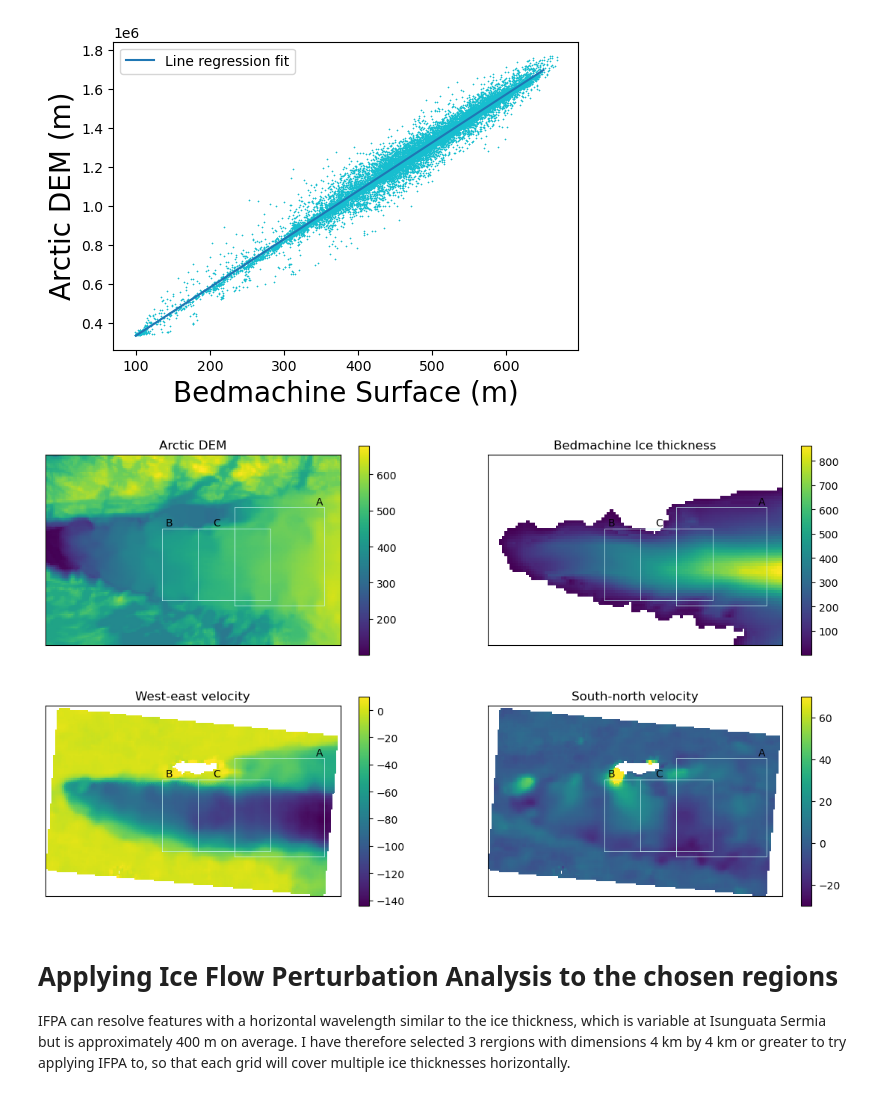
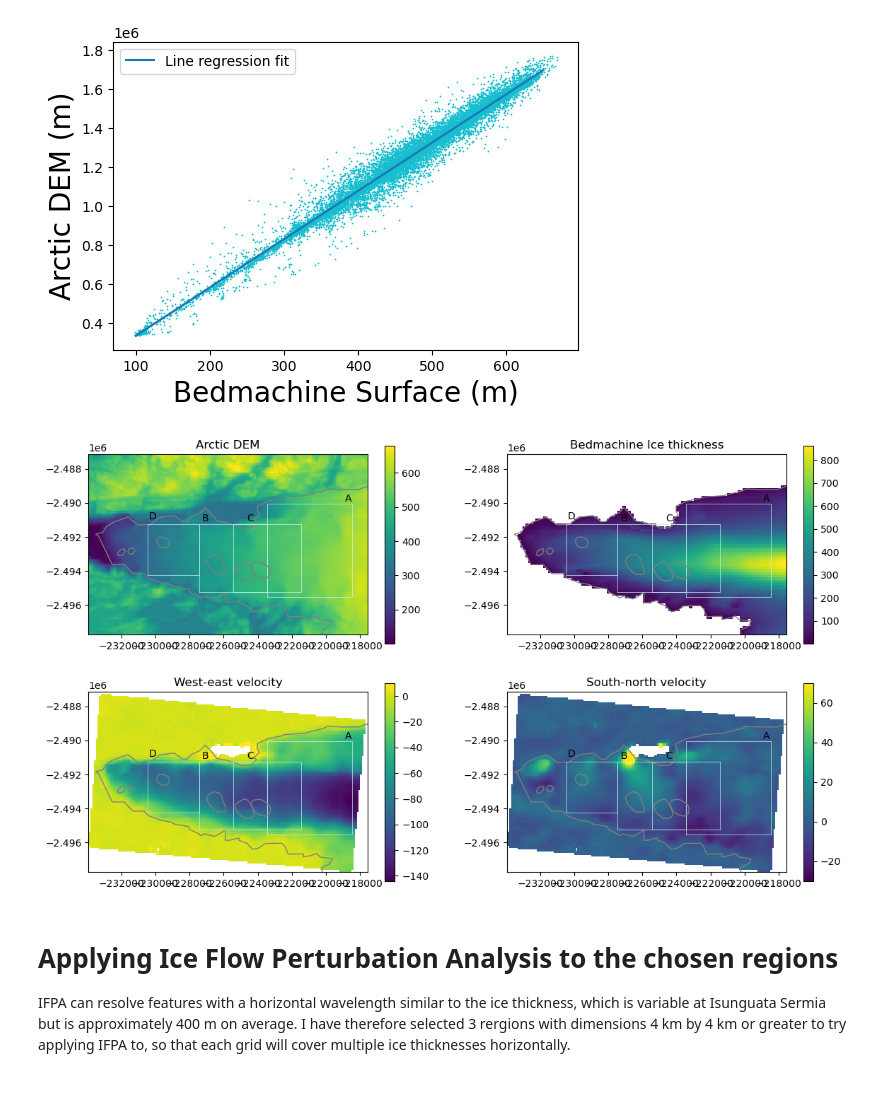
Before and after one commit to hockenden97/Inverting_ice_surface, a Jupyter notebook: IFPA_Isunguata_Sermia.ipynb, the cells around one changed output. Drawn from its saved outputs; the diff is of its cells as text; code cells hidden in the pictures.

```diff
--- a/IFPA_Isunguata_Sermia.ipynb
+++ b/IFPA_Isunguata_Sermia.ipynb
@@ -54,6 +54,8 @@ filepath_VVEL = '../Helen_isurf_velS/V_avg_100m_2022-1-1_2024-1-1_img_rep_20-400
 
 # Load in useful files for plotting
 GrLaGrLi = gpd.read_file("../Data/Greenland_coast.shp")                                    # Greenland coastline .shp
+Elevation_anomalies = gpd.read_file("../Helen_isurf_velS/Elevation_anomalies_EPSG3413.shp")         # Lake outlines .shp
+IceMask = gpd.read_file("../Helen_isurf_velS/GimpIceMask_90m_simplified_main.shp")         # Ice Mask outlines .shp
 # %%
 # Define some useful functions
 
@@ -349,32 +351,49 @@ poly_data4 = Polygon([(np.min(X_coord) + x_shift, np.min(Y_coord) + y_shift),
                       (np.min(X_coord) + x_shift, np.min(Y_coord) + y_shift + y_width)])
 boundsC = [np.min(X_coord) + x_shift, np.min(X_coord) + x_shift + x_width, \
           np.min(Y_coord) + y_shift, np.min(Y_coord) + y_shift + y_width]
+
+x_shift = 3500
+y_shift = 3500
+x_width = 3000
+y_width = 3000
+poly_data5 = Polygon([(np.min(X_coord) + x_shift, np.min(Y_coord) + y_shift),
+                      (np.min(X_coord) + x_shift + x_width, np.min(Y_coord) + y_shift),
+                      (np.min(X_coord) + x_shift + x_width, np.min(Y_coord) + y_shift + y_width),
+                      (np.min(X_coord) + x_shift, np.min(Y_coord) + y_shift + y_width)])
+boundsD = [np.min(X_coord) + x_shift, np.min(X_coord) + x_shift + x_width, \
+          np.min(Y_coord) + y_shift, np.min(Y_coord) + y_shift + y_width]
 # %%
 # Plot the data to get an overview of the regional conditions
 fig, ax = plt.subplots(2,2, figsize = (14,8))
 im = [[[],[]],[[],[]]]
 titles = [['Arctic DEM','Bedmachine Ice thickness'],['West-east velocity','South-north velocity']]
 im[0][0] = ax[0,0].pcolor(X_coord, Y_coord, ArcticDEM2, shading = 'auto')
 im[0][1] = ax[0,1].pcolor(X_bedmach, Y_bedmach, thick, shading = 'auto')
 im[1][0] = ax[1,0].pcolor(X_coord, Y_coord, Uvel, shading = 'auto')
 im[1][1] = ax[1,1].pcolor(X_coord, Y_coord, Vvel, shading = 'auto')
 for i,j in itertools.product(range(2), range(2)):
-    plt.colorbar(im[i][j])
+    plt.colorbar(im[i][j], ax = ax[i][j])
     GrLaGrLi.plot(ax = ax[i][j], facecolor = 'None', edgecolor='grey')
-    ax[i][j].get_xaxis().set_ticks([]); ax[i][j].get_yaxis().set_ticks([]);
+    Elevation_anomalies.plot(ax = ax[i][j], facecolor = 'None', edgecolor='grey', zorder = 10)
+    IceMask.plot(ax= ax[i][j], facecolor = 'None', edgecolor='grey')
+    #ax[i][j].get_xaxis().set_ticks([]); ax[i][j].get_yaxis().set_ticks([]);
     ax[i][j].set_xlim(np.min(X_coord), np.max(X_coord))
     ax[i][j].set_ylim(np.min(Y_coord), np.max(Y_coord))
     ax[i][j].plot(*poly_data2.exterior.xy, color = '#c6f5f3', linewidth = 0.5)
     ax[i][j].plot(*poly_data3.exterior.xy, color = '#c6f5f3', linewidth = 0.5)
     ax[i][j].plot(*poly_data4.exterior.xy, color = '#c6f5f3', linewidth = 0.5)
+    ax[i][j].plot(*poly_data5.exterior.xy, color = '#c6f5f3', linewidth = 0.5)
     ax[i][j].set_title(titles[i][j])
     ax[i][j].annotate('A', xy = (2,1), xytext = (0.93, 0.74), xycoords = 'axes fraction', ha = 'center', color = 'k');
     ax[i][j].annotate('B', xy = (2,1), xytext = (0.42, 0.63), xycoords = 'axes fraction', ha = 'center', color = 'k');
     ax[i][j].annotate('C', xy = (2,1), xytext = (0.58, 0.63), xycoords = 'axes fraction', ha = 'center', color = 'k');
+    ax[i][j].annotate('D', xy = (2,1), xytext = (0.23, 0.64), xycoords = 'axes fraction', ha = 'center', color = 'k');
 im[1][0].set_clim(None,10);
 im[1][1].set_clim(-30,70);
+
+fig.savefig('IS_regions.png', dpi = 200, bbox_inches = 'tight')
 # %% [output]
-[figure, old version]
+[figure, new version]
 # %% [markdown]
 # Applying Ice Flow Perturbation Analysis to the chosen regions
 
```
Also changed, not shown: parts of 8 cells of this notebook.
